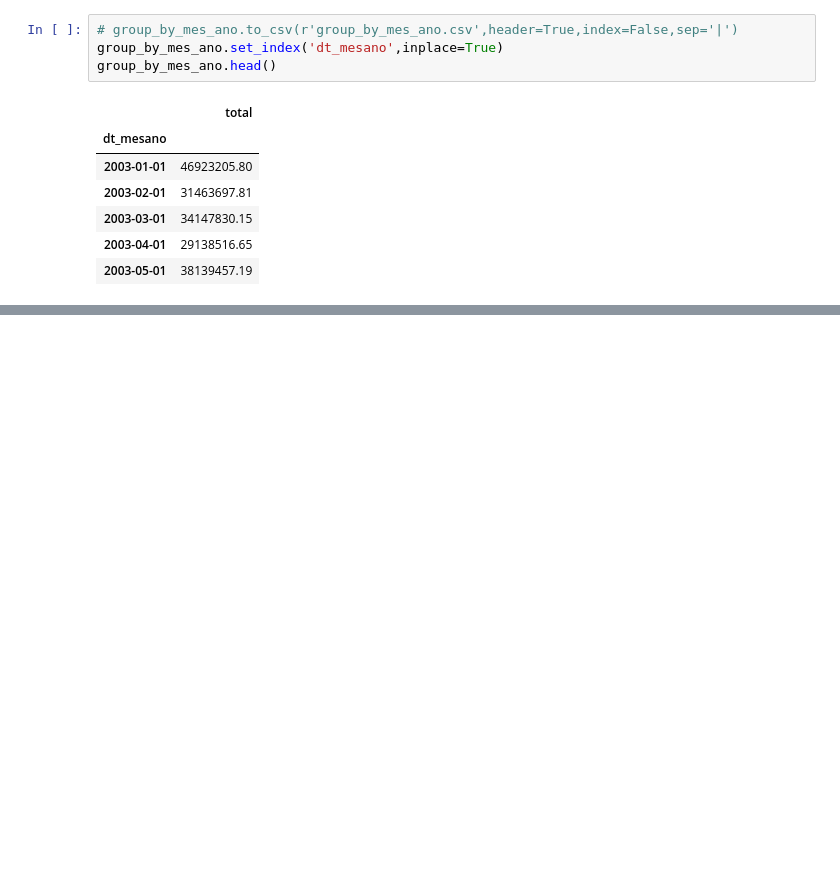
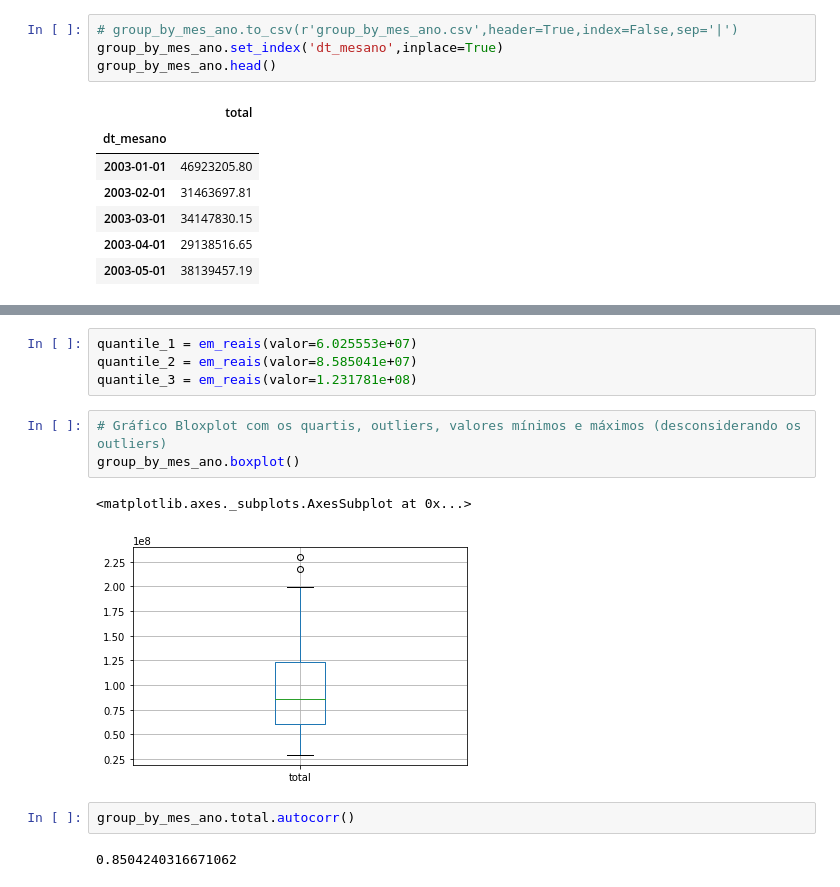
Before and after one commit to irbraga/data-science, a Jupyter notebook: tcc-puc-minas/notebooks/[TCC] Séries Temporais Orçamentárias Municipal e Predição Orçamentária.ipynb, the cells around one changed output, grey strips where cells are left out. Drawn from its saved outputs; the diff is of its cells as text; blank space fills up the shorter version.

```diff
--- a/tcc-puc-minas/notebooks/[TCC] Séries Temporais Orçamentárias Municipal e Predição Orçamentária.ipynb
+++ b/tcc-puc-minas/notebooks/[TCC] Séries Temporais Orçamentárias Municipal e Predição Orçamentária.ipynb
@@ -241,0 +266,14 @@ plt.show()
+# %%
+quantile_1 = em_reais(valor=6.025553e+07)
+quantile_2 = em_reais(valor=8.585041e+07)
+quantile_3 = em_reais(valor=1.231781e+08)
+# %%
+# Gráfico Bloxplot com os quartis, outliers, valores mínimos e máximos (desconsiderando os outliers)
+group_by_mes_ano.boxplot()
+# %% [output]
+<matplotlib.axes._subplots.AxesSubplot at 0x...>
+[figure, added]
+# %%
+group_by_mes_ano.total.autocorr()
+# %% [output]
+0.8504240316671062
```
Also changed, not shown: parts of 10 cells of this notebook.
